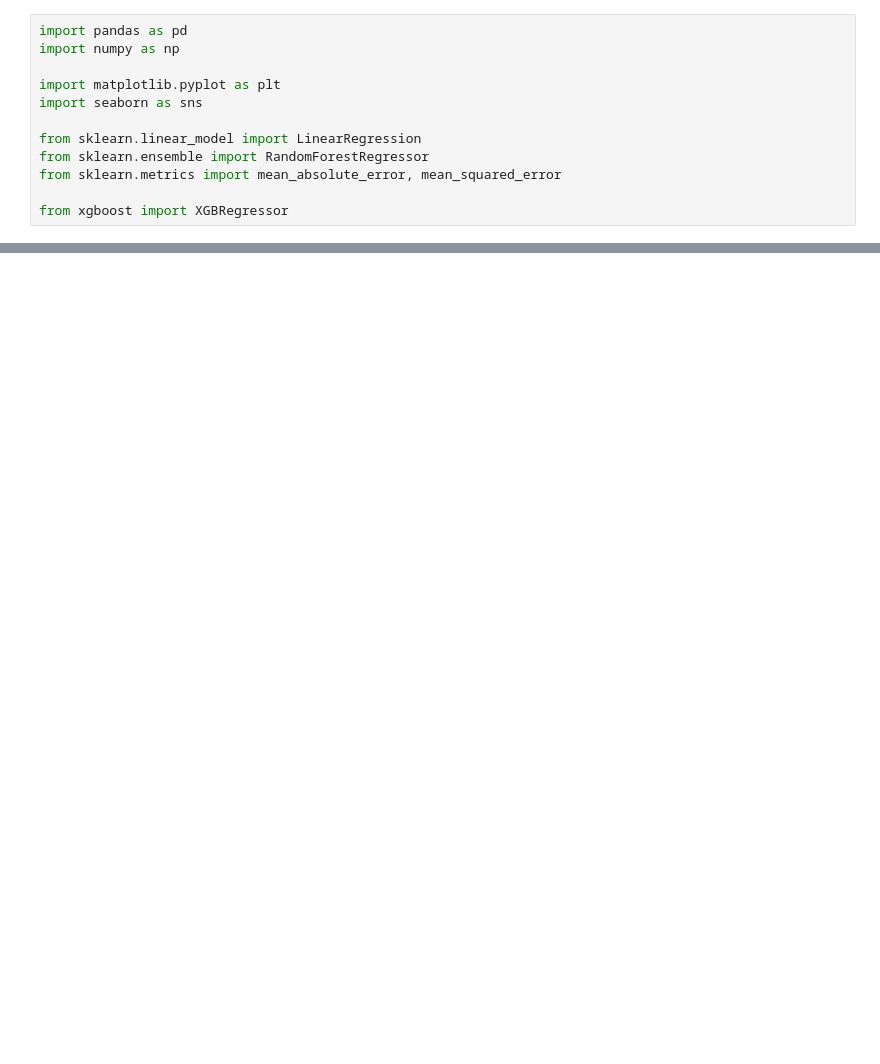
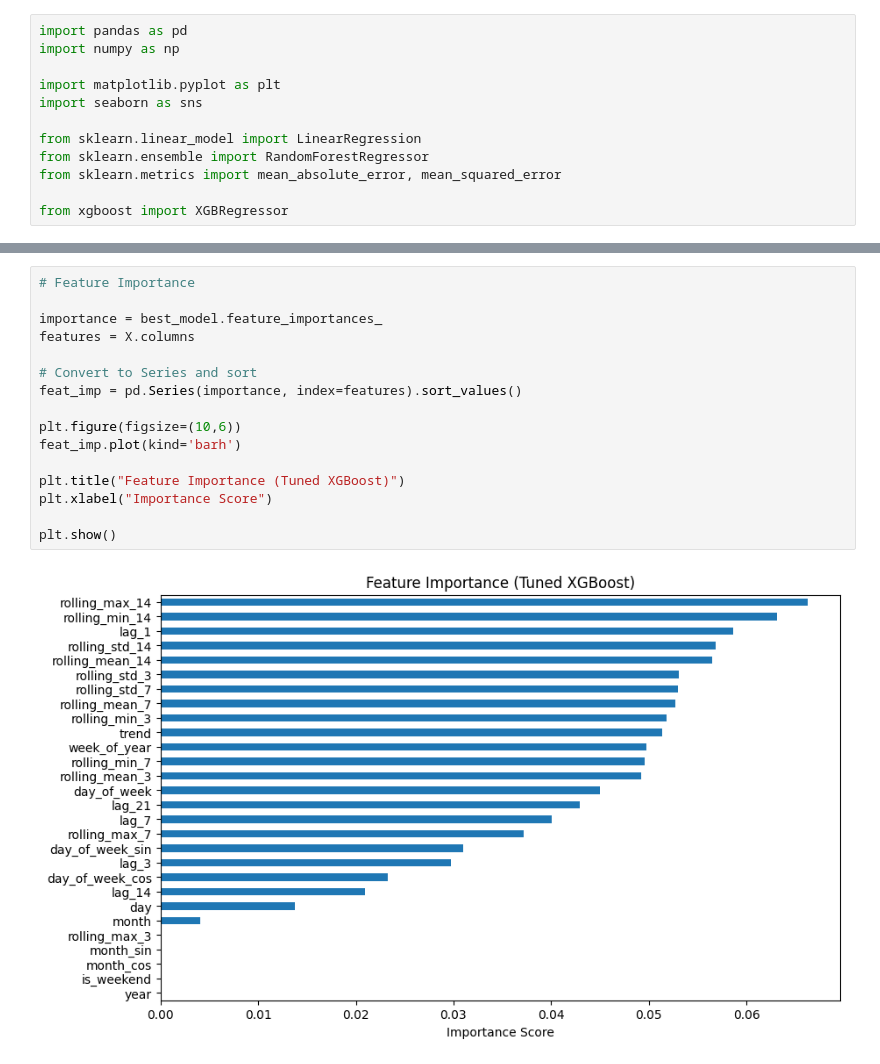
Before and after one commit to KavyShah31/Food-Restaurant-series-AI-Model-, a Jupyter notebook: notebooks/week3_Model_Training.ipynb, the cells around one changed output, grey strips where cells are left out. Drawn from its saved outputs; the diff is of its cells as text; blank space fills up the shorter version.

```diff
--- a/notebooks/week3_Model_Training.ipynb
+++ b/notebooks/week3_Model_Training.ipynb
@@ -289,0 +324,18 @@ grid.best_params_
+# %%
+# Feature Importance
+
+importance = best_model.feature_importances_
+features = X.columns
+
+# Convert to Series and sort
+feat_imp = pd.Series(importance, index=features).sort_values()
+
+plt.figure(figsize=(10,6))
+feat_imp.plot(kind='barh')
+
+plt.title("Feature Importance (Tuned XGBoost)")
+plt.xlabel("Importance Score")
+
+plt.show()
+# %% [output]
+[figure, added]
```
Also changed, not shown: parts of 51 cells of this notebook, 2 other files.
